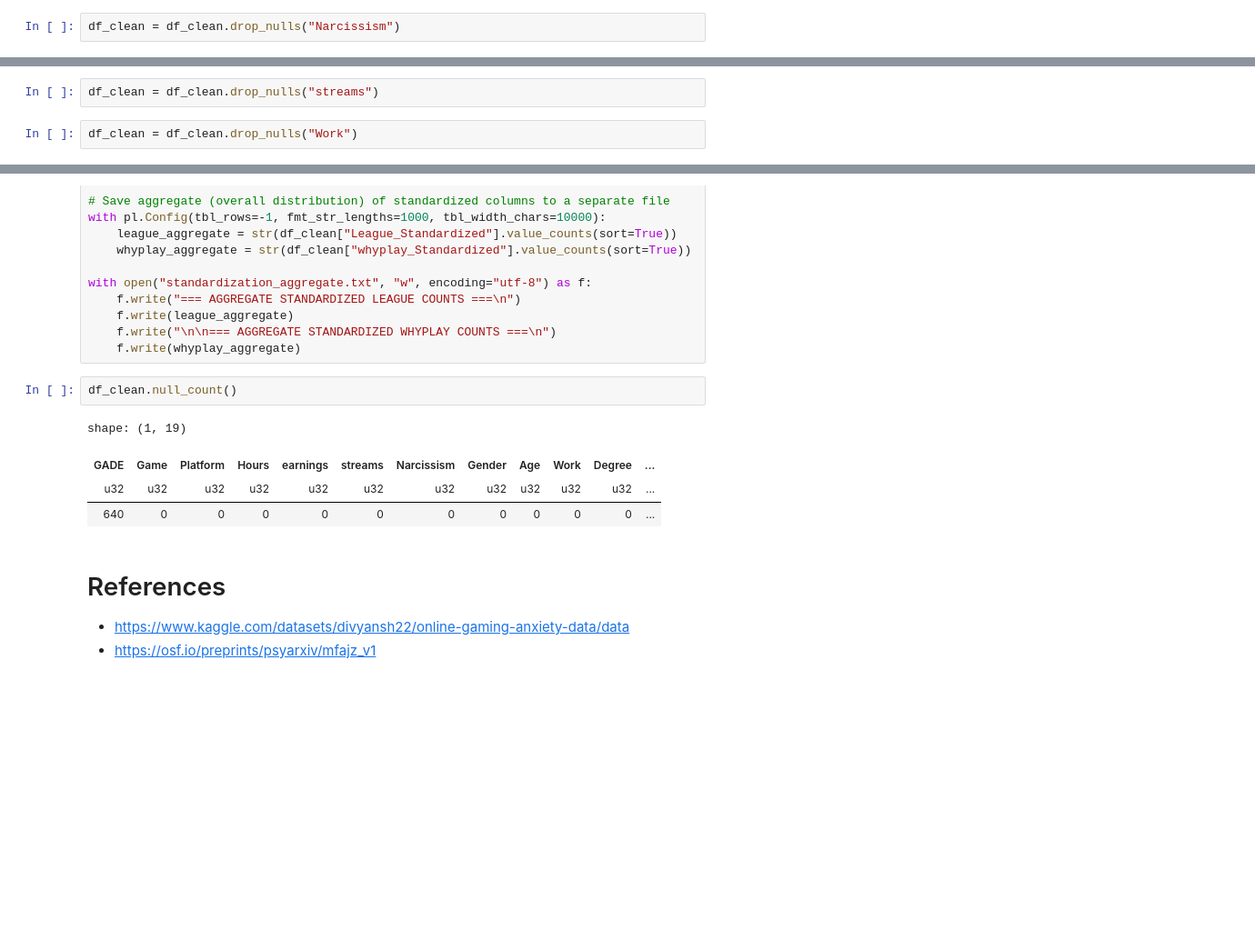
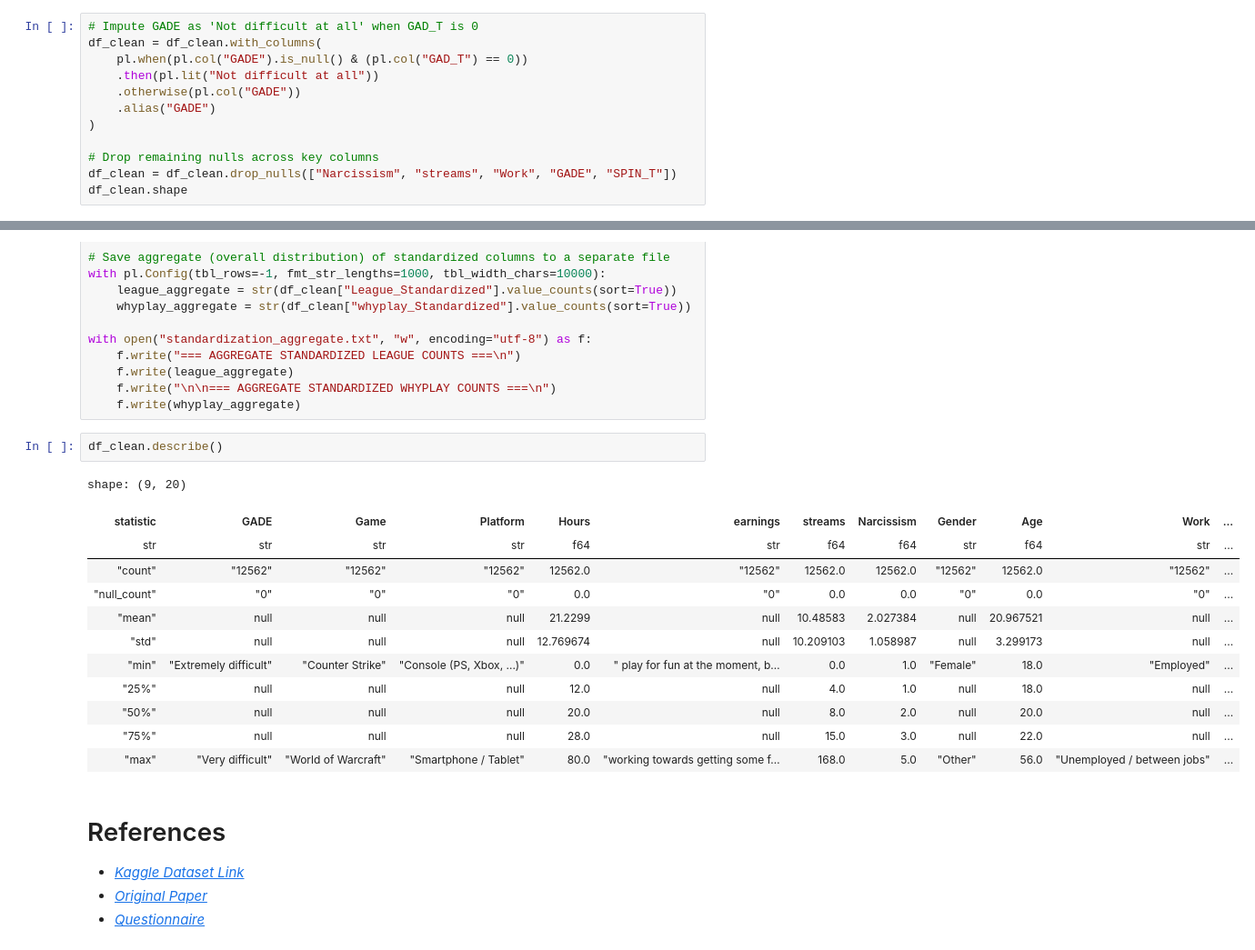
Before and after one commit to JeanLucGaffud/Statistical-Modeling-and-Simulation-Project, a Jupyter notebook: main.ipynb, the cells around one changed output, grey strips where cells are left out. Shown at 91% size. Cells and saved outputs as stored; diff of their text form; blank space fills up the shorter version.

```diff
--- a/main.ipynb
+++ b/main.ipynb
@@ -87,2 +90,12 @@ Drop instances that has null values for streams, Narcissism, Work as they are sm
 # %%
-df_clean = df_clean.drop_nulls("Narcissism")
+# Impute GADE as 'Not difficult at all' when GAD_T is 0
+df_clean = df_clean.with_columns(
+    pl.when(pl.col("GADE").is_null() & (pl.col("GAD_T") == 0))
+    .then(pl.lit("Not difficult at all"))
+    .otherwise(pl.col("GADE"))
+    .alias("GADE")
+)
+
+# Drop remaining nulls across key columns
+df_clean = df_clean.drop_nulls(["Narcissism", "streams", "Work", "GADE", "SPIN_T"])
+df_clean.shape
@@ -89,7 +104,3 @@ df_clean = df_clean.drop_nulls("Narcissism")
-# %%
-df_clean = df_clean.drop_nulls("streams")
-# %%
-df_clean = df_clean.drop_nulls("Work")
 # %% [markdown]
 *Take note the "Work" column includes unemployed, students and employment so there's no valid reason to have it as null*
 # %% [markdown]
@@ -273,13 +226,22 @@ with open("standardization_aggregate.txt", "w", encoding="utf-8") as f:
     f.write("\n\n=== AGGREGATE STANDARDIZED WHYPLAY COUNTS ===\n")
     f.write(whyplay_aggregate)
 # %%
-df_clean.null_count()
+df_clean.describe()
 # %% [output]
-shape: (1, 19)
+shape: (9, 20)
-| GADE | Game | Platform | Hours | earnings | streams | Narcissism | Gender | Age | Work | Degree | ... |
-| u32 | u32 | u32 | u32 | u32 | u32 | u32 | u32 | u32 | u32 | u32 | ... |
-| 640 | 0 | 0 | 0 | 0 | 0 | 0 | 0 | 0 | 0 | 0 | ... |
+| statistic | GADE | Game | Platform | Hours | earnings | streams | Narcissism | Gender | Age | Work | ... |
+| str | str | str | str | f64 | str | f64 | f64 | str | f64 | str | ... |
+| "count" | "12562" | "12562" | "12562" | 12562.0 | "12562" | 12562.0 | 12562.0 | "12562" | 12562.0 | "12562" | ... |
+| "null_count" | "0" | "0" | "0" | 0.0 | "0" | 0.0 | 0.0 | "0" | 0.0 | "0" | ... |
+| "mean" | null | null | null | 21.2299 | null | 10.48583 | 2.027384 | null | 20.967521 | null | ... |
+| "std" | null | null | null | 12.769674 | null | 10.209103 | 1.058987 | null | 3.299173 | null | ... |
+| "min" | "Extremely difficult" | "Counter Strike" | "Console (PS, Xbox, ...)" | 0.0 | " play for fun at the moment, b… | 0.0 | 1.0 | "Female" | 18.0 | "Employed" | ... |
+| "25%" | null | null | null | 12.0 | null | 4.0 | 1.0 | null | 18.0 | null | ... |
+| "50%" | null | null | null | 20.0 | null | 8.0 | 2.0 | null | 20.0 | null | ... |
+| "75%" | null | null | null | 28.0 | null | 15.0 | 3.0 | null | 22.0 | null | ... |
+| "max" | "Very difficult" | "World of Warcraft" | "Smartphone / Tablet" | 80.0 | "working towards getting some f… | 168.0 | 5.0 | "Other" | 56.0 | "Unemployed / between jobs" | ... |
 # %% [markdown]
 # References
-- <https://www.kaggle.com/datasets/divyansh22/online-gaming-anxiety-data/data>
-- <https://osf.io/preprints/psyarxiv/mfajz_v1>
+- *[Kaggle Dataset Link](https://www.kaggle.com/datasets/divyansh22/online-gaming-anxiety-data/data)*
+- *[Original Paper](https://osf.io/preprints/psyarxiv/mfajz_v1)*
+- *[Questionnaire](https://osf.io/vnbxk/files/vyr5f?view_only=4c54da075e164ea2a5329f5669d03c41)*
```
Also changed, not shown: parts of 3 cells of this notebook.
